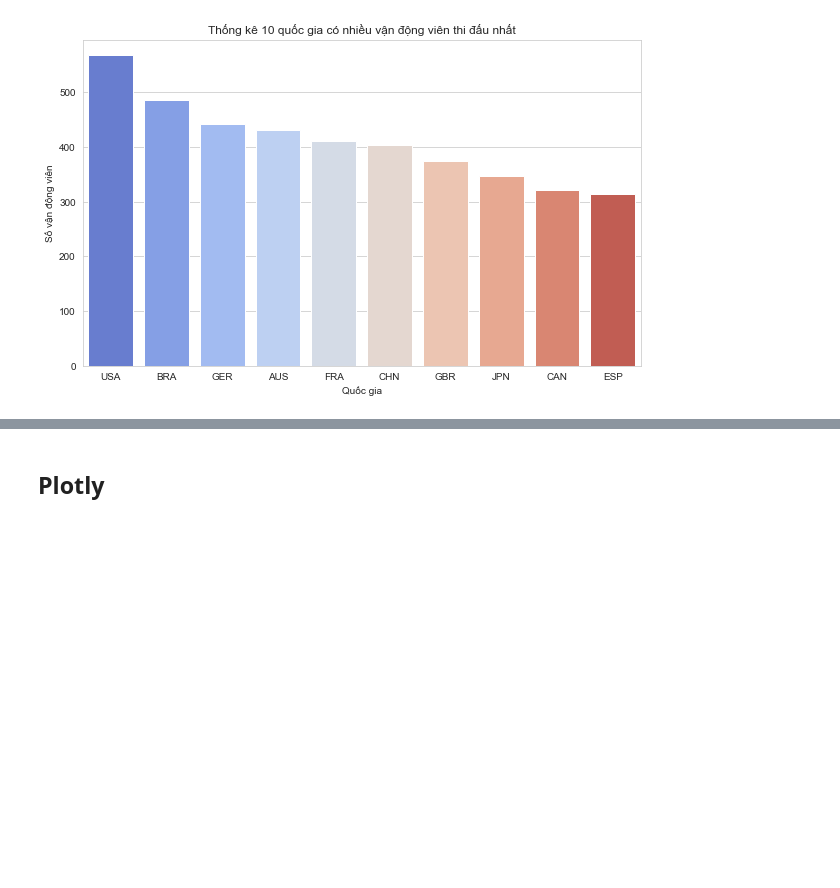
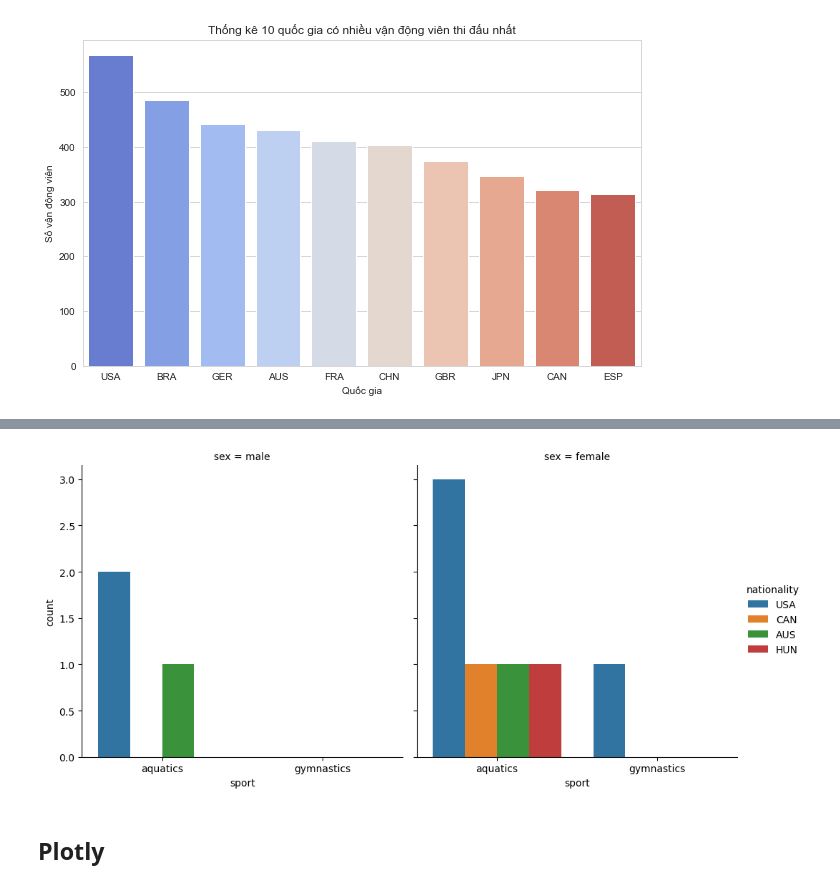
Before and after one commit to lminhtm/MLDSPython, a Jupyter notebook: Classworks/Bai6-GraphVisualization/BarChart.ipynb, the cells around one changed output, grey strips where cells are left out. Saved outputs shown, nothing was run; the diff lists cells and outputs as text; code cells hidden in the pictures; blank space fills up the shorter version.

```diff
--- a/Classworks/Bai6-GraphVisualization/BarChart.ipynb
+++ b/Classworks/Bai6-GraphVisualization/BarChart.ipynb
@@ -101,0 +111,3 @@ plt.show()
+# %%
+df_top10_total = df.sort_values(by='total', ascending=False).head(10)
+df_top10_total
@@ -102,3 +126,7 @@ plt.show()
+# %%
+sns.catplot(data = df_top10_total, x = 'sport', kind = 'count', col = 'sex', hue = 'nationality');
+# %% [output]
+[figure, added]
 # %% [markdown]
 ## Plotly
 # %%
```
Also changed, not shown: parts of 2 cells of this notebook, 34 other files.
